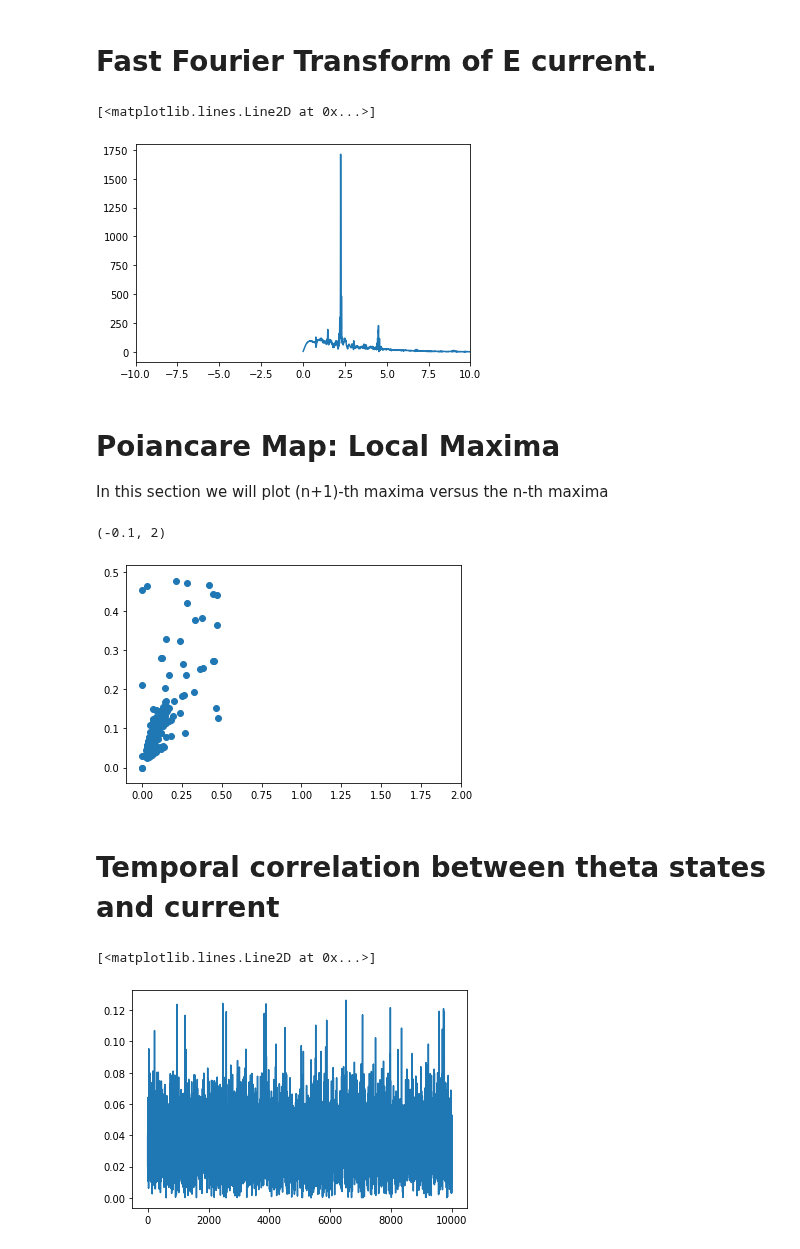
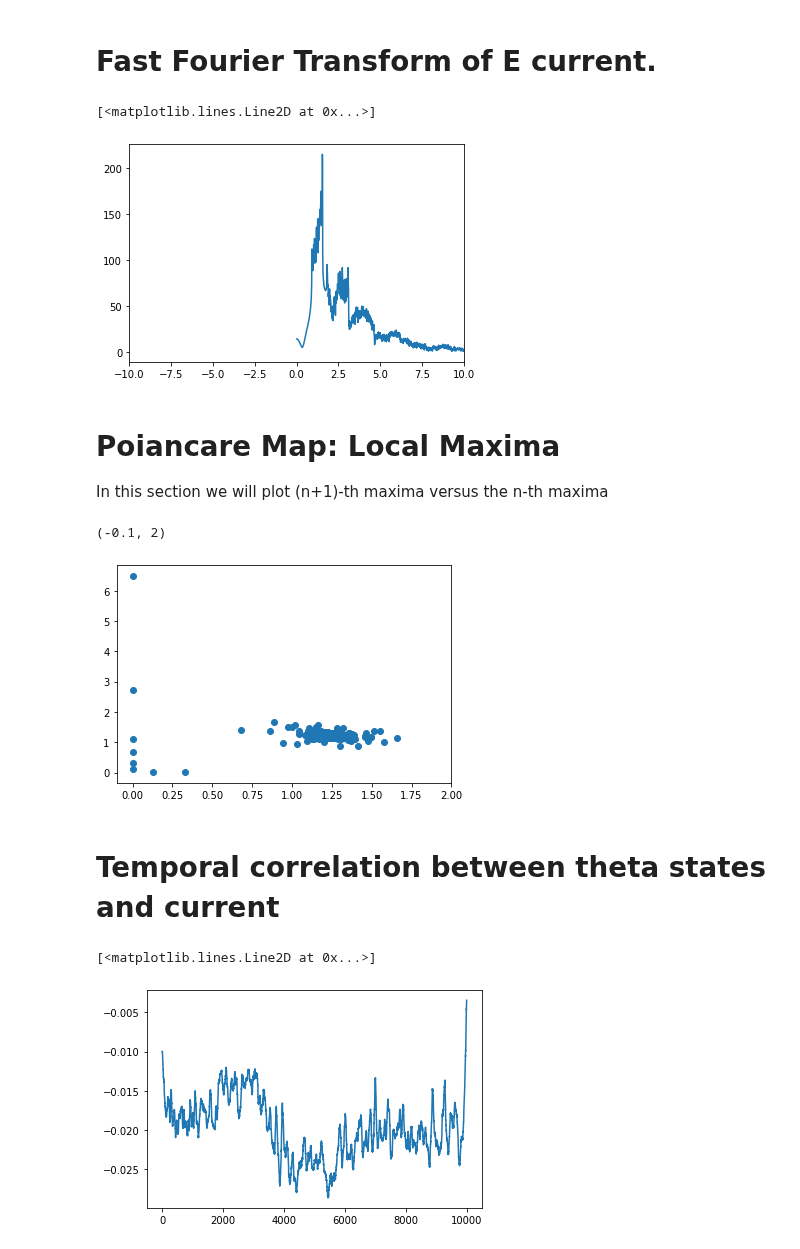
Before and after one commit to mmehrani/master_thesis, a Jupyter notebook: scripts/rotational_model/rotational_model.ipynb, the cells around one changed output. Saved outputs shown, nothing was run; the diff lists cells and outputs as text; code cells hidden in the pictures.

```diff
--- a/scripts/rotational_model/rotational_model.ipynb
+++ b/scripts/rotational_model/rotational_model.ipynb
@@ -14,7 +14,7 @@ from tqdm import tqdm
 import os
 # %%
 num_neurons = 10000
-g = 20
+g = 3
 random_input_span = (9.5,13.5) #it should fall in the well defined cos(\theta) domain.
 
 total_time = 100
@@ -254,7 +254,7 @@ ax.set_xlim((-10,10))
 ax.plot(e_freq, e_freq_amplitude_abs)
 # %% [output]
 [<matplotlib.lines.Line2D at 0x...>]
-[figure, old version]
+[figure, new version]
 # %% [markdown]
 # Poiancare Map: Local Maxima
 In this section we will plot (n+1)-th maxima versus the n-th maxima
@@ -270,15 +270,15 @@ plt.scatter(e_n_maxima, e_n_plus_maxima)
 plt.xlim(-0.1,2)
 # %% [output]
 (-0.1, 2)
-[figure, old version]
+[figure, new version]
 # %% [markdown]
 # Temporal correlation between theta states and current
 # %%
 theta_e_corr = theta_e_product_sum/total_steps - theta_sum/total_steps * e_arr.mean()
-plt.plot(np.abs( theta_e_corr ) )
+plt.plot( theta_e_corr[np.argsort(random_input)] )
 # %% [output]
 [<matplotlib.lines.Line2D at 0x...>]
-[figure, old version]
+[figure, new version]
 # %%
 np.abs(theta_e_corr).max()
 # %% [output]
```
Also changed, not shown: parts of 13 cells of this notebook, 8 other files.
